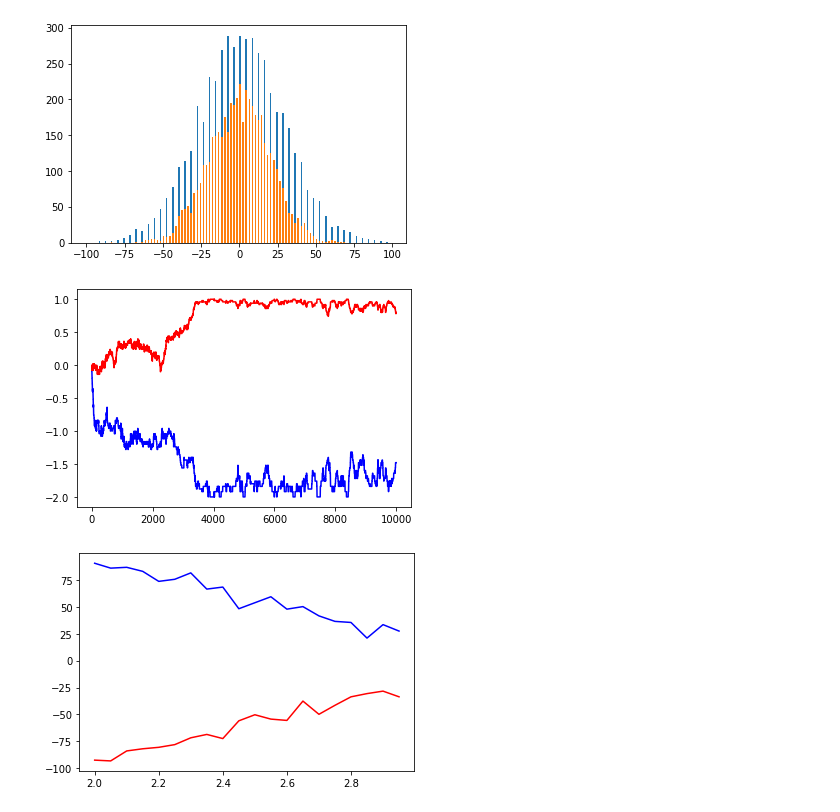
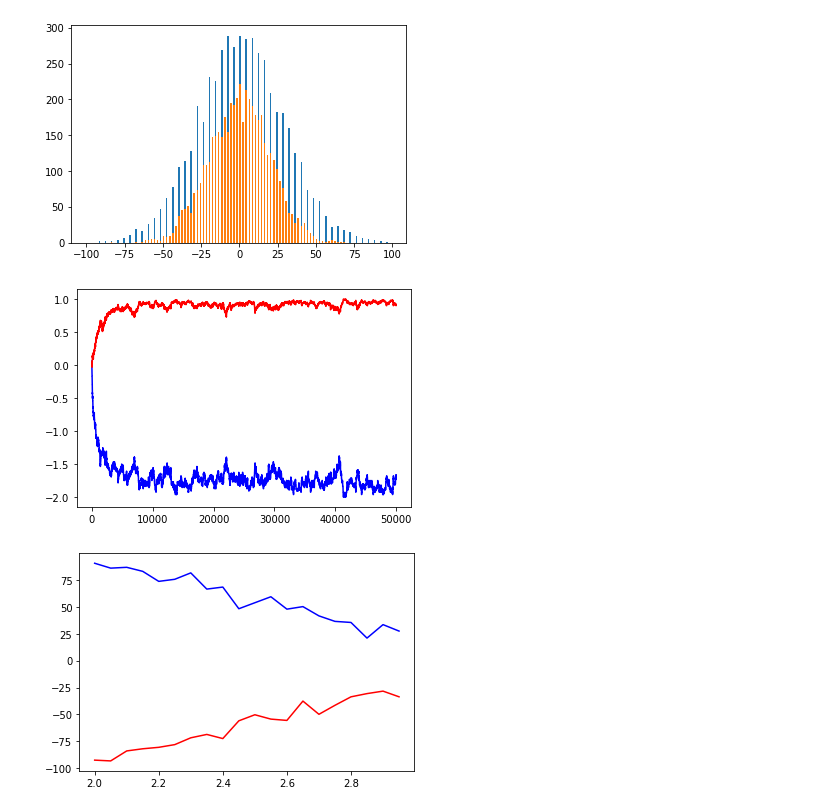
Before and after one commit to dmessier7/Ising_Model, a Jupyter notebook: GraphingMetroSim.ipynb, the cells around one changed output. Cells and saved outputs as stored; diff of their text form; code cells hidden in the pictures.

```diff
--- a/GraphingMetroSim.ipynb
+++ b/GraphingMetroSim.ipynb
@@ -30,14 +31,14 @@ plt.show()
 # %%
 # Observing a lattice's Magnetization/site and Energy/site change over the Metropolis Algorithm's run.
 # If the temperature input is below the Curie Temperature it should continue to decrease it's energy and
 # The magnetization should general tend toward -1 or 1.
-E, M = met.funcList(10000, 10, 2.0)
+E, M = met.funcList(50000, 15, 2.0)
 time = np.arange(len(E))
 plt.plot(time, E, 'b') # blue: Energy/site
 plt.plot(time, M, 'r') # red: Magnetization/site
 plt.show()
 # %% [output]
-[figure, old version]
+[figure, new version]
 # %%
 def Run(runs, steps, size):
     Temp = np.arange(2.0, 3.0, 0.05)
```
Also changed, not shown: parts of 4 cells of this notebook, 3 other files.
